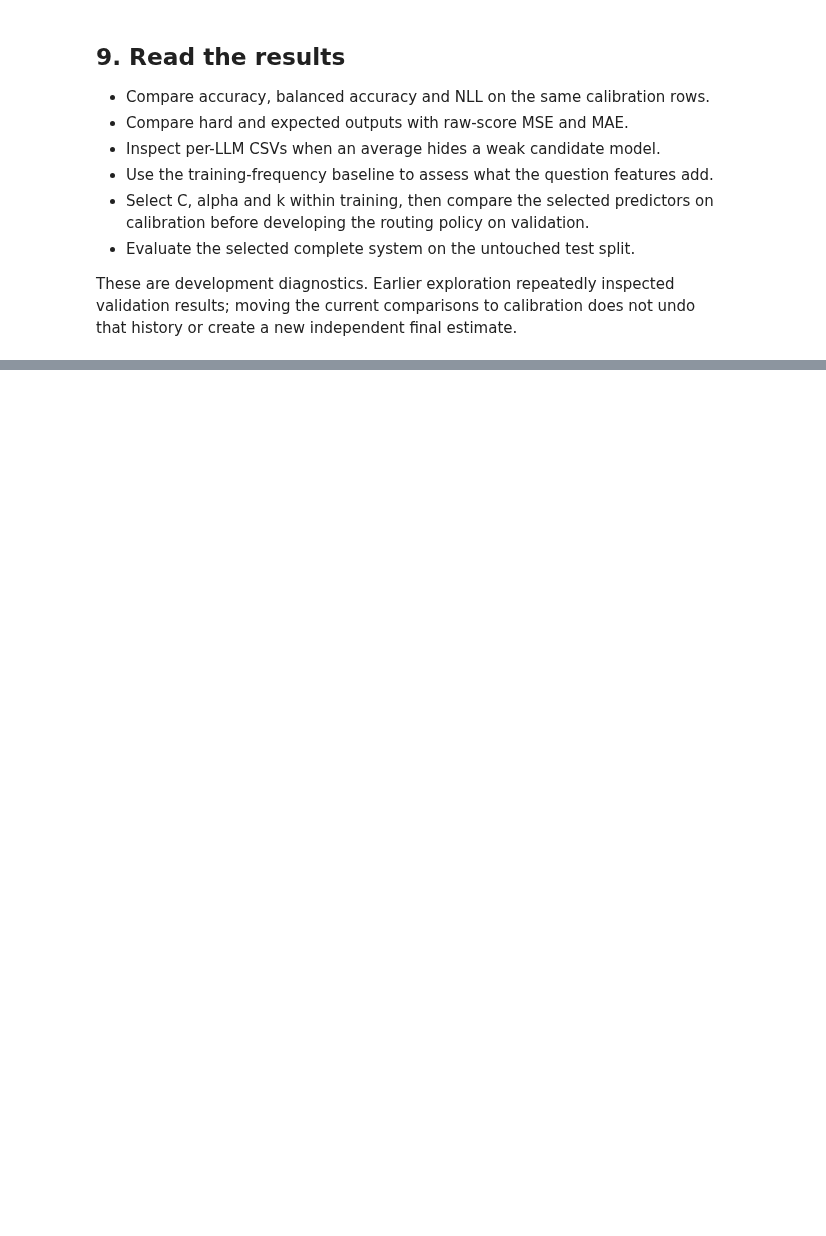
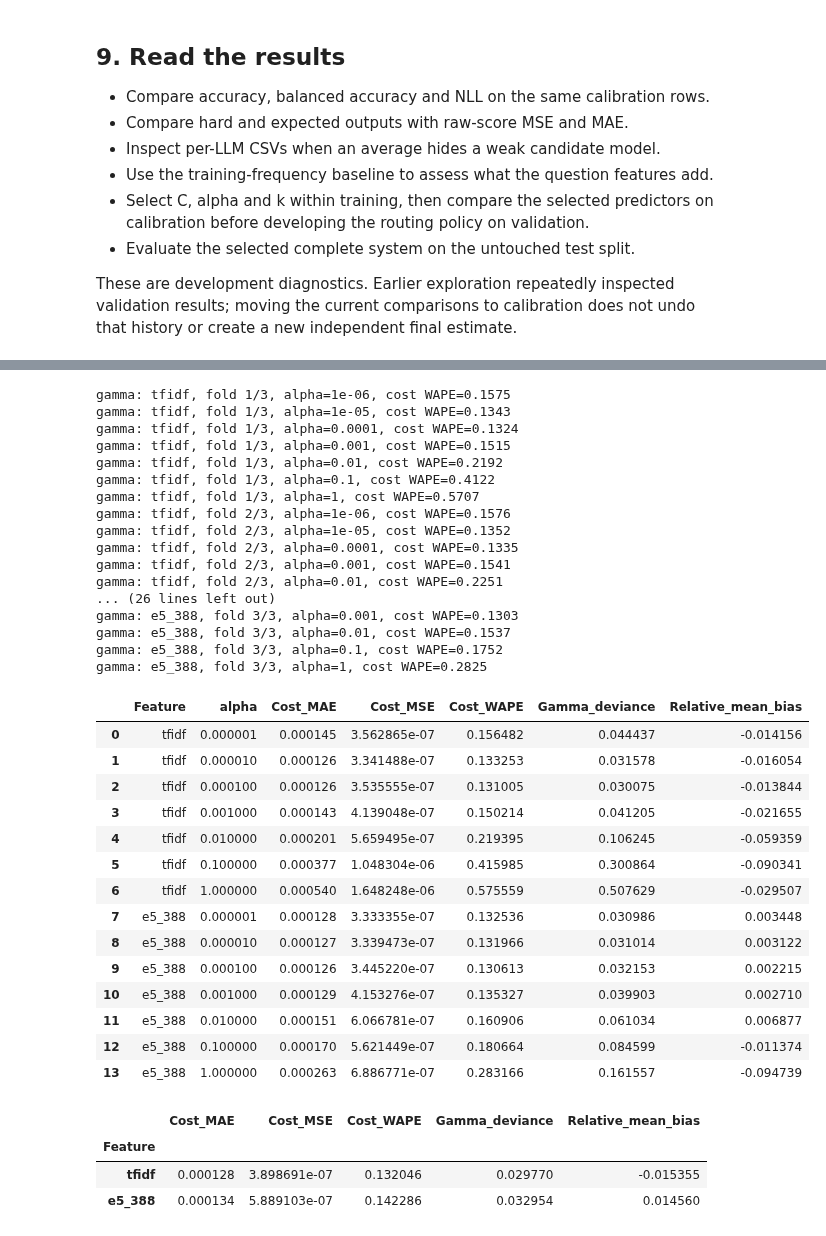
Before and after one commit to Erdos-Projects/fall-2026-right-for-less, a Jupyter notebook: 2_Router_Training/TF-IDF_E5_Score_Classification_Router.ipynb, the cells around one changed output, grey strips where cells are left out. Drawn from its saved outputs; the diff is of its cells as text; code cells hidden in the pictures; blank space fills up the shorter version.

```diff
--- a/2_Router_Training/TF-IDF_E5_Score_Classification_Router.ipynb
+++ b/2_Router_Training/TF-IDF_E5_Score_Classification_Router.ipynb
@@ -1900,0 +2608,43 @@ undo that history or create a new independent final estimate.
+# %%
+gamma_alpha_grids = {
+    feature: [1e-6, 1e-5, 1e-4, 1e-3, 1e-2, 0.1, 1.0]
+    for feature in ("tfidf", "e5_388")
+}
+gamma_result = costext_run_stage(costext_shared, "gamma", gamma_alpha_grids)
+# %% [output]
+gamma: tfidf, fold 1/3, alpha=1e-06, cost WAPE=0.1575
+gamma: tfidf, fold 1/3, alpha=1e-05, cost WAPE=0.1343
+gamma: tfidf, fold 1/3, alpha=0.0001, cost WAPE=0.1324
+gamma: tfidf, fold 1/3, alpha=0.001, cost WAPE=0.1515
+gamma: tfidf, fold 1/3, alpha=0.01, cost WAPE=0.2192
+gamma: tfidf, fold 1/3, alpha=0.1, cost WAPE=0.4122
+gamma: tfidf, fold 1/3, alpha=1, cost WAPE=0.5707
+gamma: tfidf, fold 2/3, alpha=1e-06, cost WAPE=0.1576
+gamma: tfidf, fold 2/3, alpha=1e-05, cost WAPE=0.1352
+gamma: tfidf, fold 2/3, alpha=0.0001, cost WAPE=0.1335
+gamma: tfidf, fold 2/3, alpha=0.001, cost WAPE=0.1541
+gamma: tfidf, fold 2/3, alpha=0.01, cost WAPE=0.2251
+... (26 lines left out)
+gamma: e5_388, fold 3/3, alpha=0.001, cost WAPE=0.1303
+gamma: e5_388, fold 3/3, alpha=0.01, cost WAPE=0.1537
+gamma: e5_388, fold 3/3, alpha=0.1, cost WAPE=0.1752
+gamma: e5_388, fold 3/3, alpha=1, cost WAPE=0.2825
+|  | Feature | alpha | Cost_MAE | Cost_MSE | Cost_WAPE | Gamma_deviance | Relative_mean_bias |
+| 0 | tfidf | 0.000001 | 0.000145 | 3.562865e-07 | 0.156482 | 0.044437 | -0.014156 |
+| 1 | tfidf | 0.000010 | 0.000126 | 3.341488e-07 | 0.133253 | 0.031578 | -0.016054 |
+| 2 | tfidf | 0.000100 | 0.000126 | 3.535555e-07 | 0.131005 | 0.030075 | -0.013844 |
+| 3 | tfidf | 0.001000 | 0.000143 | 4.139048e-07 | 0.150214 | 0.041205 | -0.021655 |
+| 4 | tfidf | 0.010000 | 0.000201 | 5.659495e-07 | 0.219395 | 0.106245 | -0.059359 |
+| 5 | tfidf | 0.100000 | 0.000377 | 1.048304e-06 | 0.415985 | 0.300864 | -0.090341 |
+| 6 | tfidf | 1.000000 | 0.000540 | 1.648248e-06 | 0.575559 | 0.507629 | -0.029507 |
+| 7 | e5_388 | 0.000001 | 0.000128 | 3.333355e-07 | 0.132536 | 0.030986 | 0.003448 |
+| 8 | e5_388 | 0.000010 | 0.000127 | 3.339473e-07 | 0.131966 | 0.031014 | 0.003122 |
+| 9 | e5_388 | 0.000100 | 0.000126 | 3.445220e-07 | 0.130613 | 0.032153 | 0.002215 |
+| 10 | e5_388 | 0.001000 | 0.000129 | 4.153276e-07 | 0.135327 | 0.039903 | 0.002710 |
+| 11 | e5_388 | 0.010000 | 0.000151 | 6.066781e-07 | 0.160906 | 0.061034 | 0.006877 |
+| 12 | e5_388 | 0.100000 | 0.000170 | 5.621449e-07 | 0.180664 | 0.084599 | -0.011374 |
+| 13 | e5_388 | 1.000000 | 0.000263 | 6.886771e-07 | 0.283166 | 0.161557 | -0.094739 |
+|  | Cost_MAE | Cost_MSE | Cost_WAPE | Gamma_deviance | Relative_mean_bias |
+| Feature |  |  |  |  |  |
+| tfidf | 0.000128 | 3.898691e-07 | 0.132046 | 0.029770 | -0.015355 |
+| e5_388 | 0.000134 | 5.889103e-07 | 0.142286 | 0.032954 | 0.014560 |
```
Also changed, not shown: parts of 24 cells of this notebook, 1 other file.
